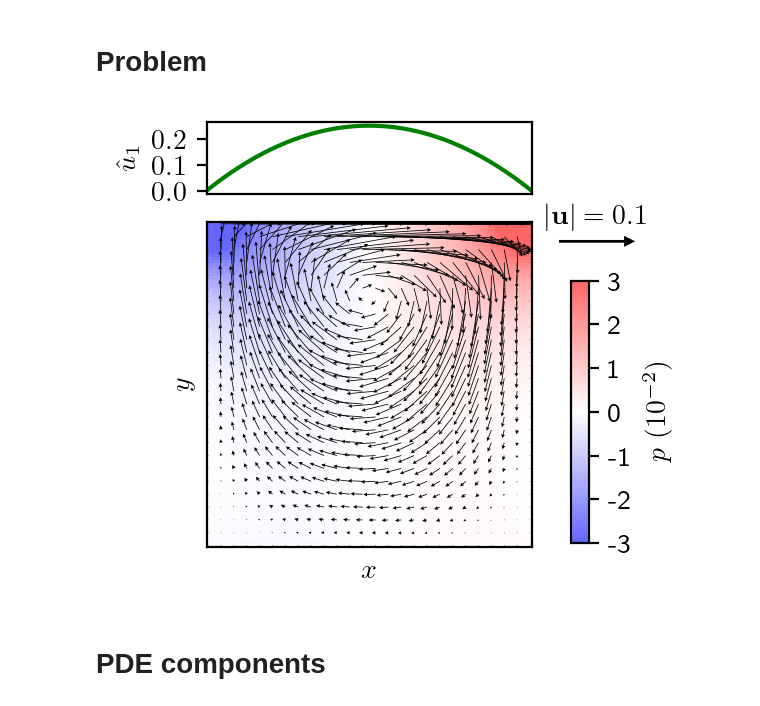
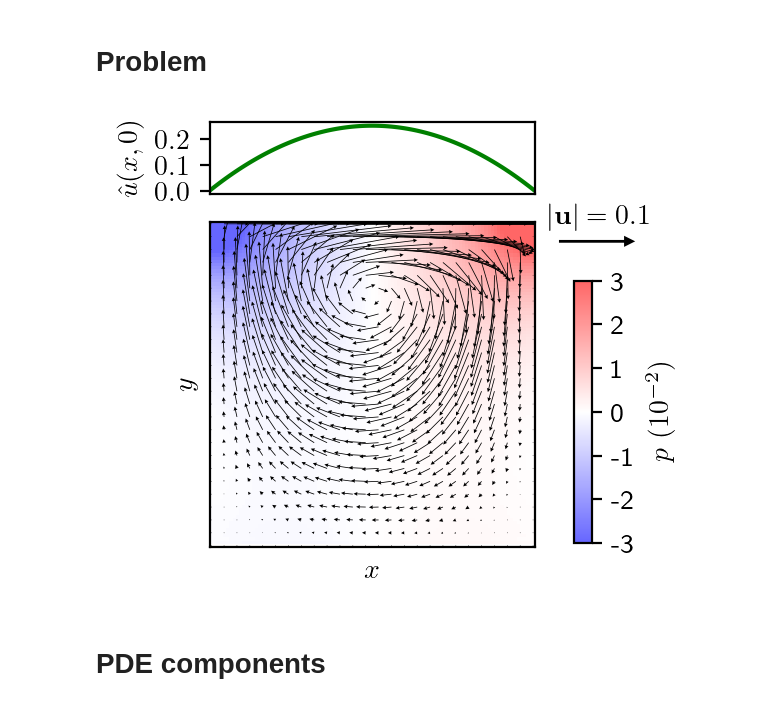
Before and after one commit to kuangdai/mlp_kgi, a Jupyter notebook: 05_deeponet.ipynb, the cells around one changed output. Drawn from its saved outputs; the diff is of its cells as text; code cells hidden in the pictures.

```diff
--- a/05_deeponet.ipynb
+++ b/05_deeponet.ipynb
@@ -39,35 +39,35 @@ v_plt = ax.quiver(xv[::vec_space, ::vec_space] * 100,
                   sol_true_grid[::vec_space, ::vec_space, 1],
                   color="k", scale=.5, headwidth=5)
 ax.set_xticks([])
 ax.set_yticks([])
 ax.set_xlabel("$x$")
 ax.set_ylabel("$y$")
 
 # legend and colorbar
 ax.annotate('', xy=(0.885 + .100 - .06, 0.57 + 0.05), xycoords='figure fraction',
             xytext=(0.768 + .085 - .06, 0.57 + 0.05), textcoords='figure fraction',
             arrowprops=dict(facecolor='k', edgecolor="none", shrink=0.005,
                             width=1, headwidth=4, headlength=4))
 ax.text(105, 100, '$|\\mathbf{u}|=0.1$')
 plt.tight_layout()
 cb_ax = fig.add_axes([.77, 0.12, 0.03, 0.45])
 cbar = fig.colorbar(p_plt, cax=cb_ax, label='$p\\ (10^{-2})$')
 cbar.set_ticks(np.arange(-.03, .031, 0.01))
 cbar.ax.yaxis.set_major_formatter(FuncFormatter(lambda x_, _: f'{round(x_ * 100)}'))
 
 # boundary condition
 divider = make_axes_locatable(ax)
 ax2 = divider.append_axes("top", size=0.8, pad=-0.08)
 ax2.plot(sol_true_grid[:, -1, 0], c='g')
 ax2.set_aspect(80)
 ax2.set_xlim(0, 100)
 ax2.set_xticks([])
 ax2.set_yticks([0, .1, .2])
-ax2.set_ylabel("$\hat u_1$")
+ax2.set_ylabel("$\hat u(x,0)$")
 plt.savefig("figs/deeponet_problem.pdf", bbox_inches='tight')
 plt.show()
 # %% [output]
-[figure, old version]
+[figure, new version]
 # %% [markdown]
 # PDE components
 # %%
```
Also changed, not shown: 1 other file.
